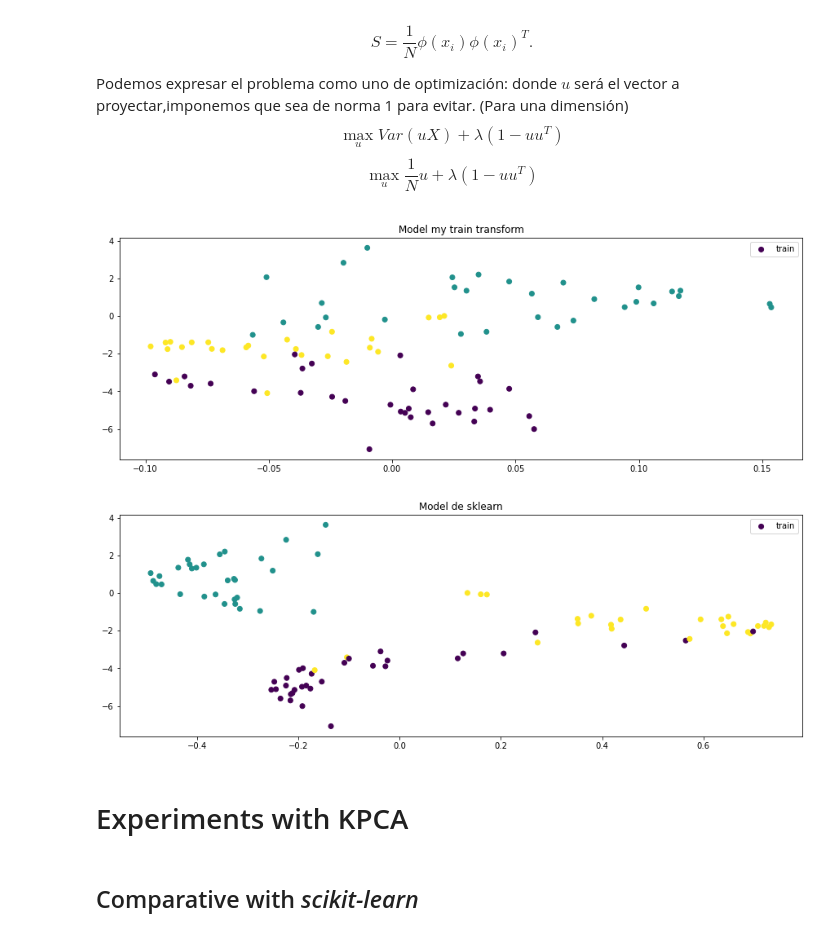
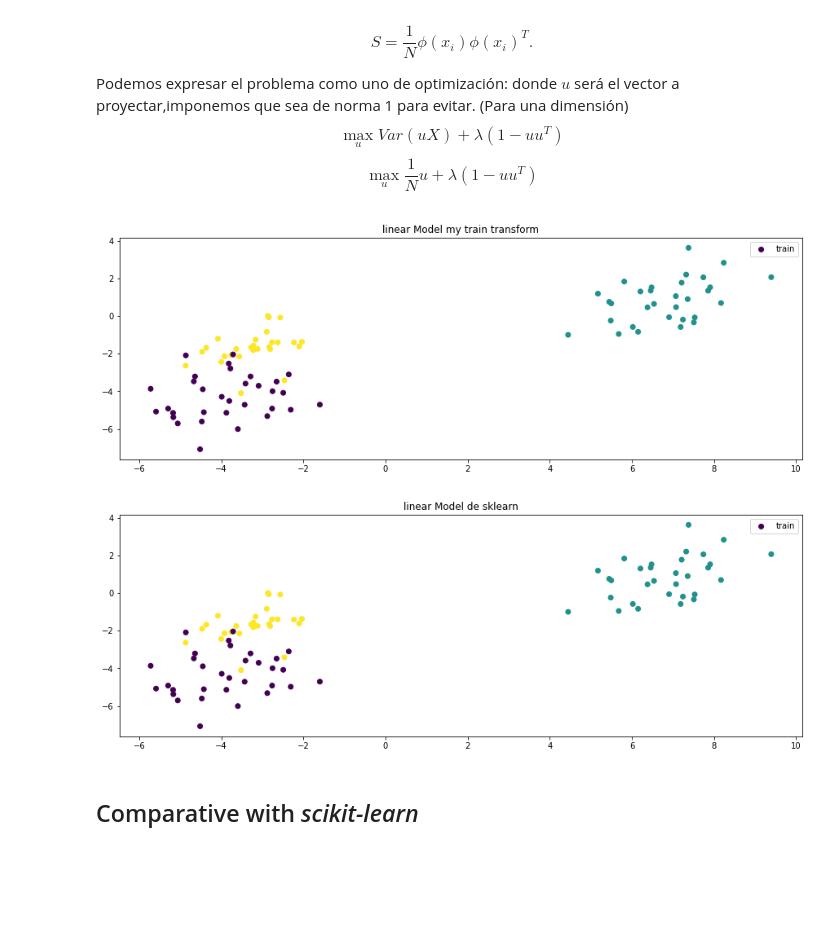
Before and after one commit to BlancaCC/MetodoAvanzadosAprendizajeAutomatico, a Jupyter notebook: DimensionReduction/MAAA-22_23-KPCA_Qst.ipynb, the cells around one changed output. Drawn from its saved outputs; the diff is of its cells as text; code cells hidden in the pictures; blank space fills up the shorter version.

Commit message:
Ya funcioan el fit y el transform

```diff
--- a/DimensionReduction/MAAA-22_23-KPCA_Qst.ipynb
+++ b/DimensionReduction/MAAA-22_23-KPCA_Qst.ipynb
@@ -107,7 +88,8 @@ $$
 $$
 # %%
 from sklearn.metrics.pairwise import rbf_kernel, linear_kernel
-from sklearn.preprocessing import KernelCenterer
+from sklearn.preprocessing import KernelCenterer, StandardScaler
+from scipy.sparse.linalg import eigs
 
 class KPCA():
     """
@@ -129,7 +111,7 @@ class KPCA():
         # Comprobaciones del gamma
         if gamma != None and not (isinstance(gamma, float) or isinstance(gamma, int)) :
             raise AttributeError(f'Not valid gamma type, should be an integer or float but {type(gamma)} found')
-        if isinstance(gamma, int) and gamma < 0:
+        if (isinstance(gamma, float) or isinstance(gamma, int)) and gamma < 0:
             raise AttributeError(f'Not valid gamma value, should be positive but {gamma} found')
 
         # Asignamos una función adicional
@@ -143,30 +125,37 @@ class KPCA():
             raise AttributeError(f'Not valid kernel type: {self.kernel}')
 
         # Scaler
-        #self.scaler = StandardScaler(with_std = False) # No queremos que nos modifique la varianza de los datos (pero sí la media)
+        self.scaler = StandardScaler(with_std = False) # No queremos que nos modifique la varianza de los datos (pero sí la media)
 
     def fit(self, X):
         # Computation of the projection direction (complete).
         # ...
         #self.scaler.fit(X) # Trasladamos los datos para que tenga media 0
-        self.X_centered = X #self.scaler.transform(X)
+        #self.X_centered = self.scaler.transform(X)
+        #X = self.X_centered
+        self.X_fit = X
+        # Sacamos el kernel
+        K = np.array(self.kernel_function(X, X))
 
-        # Sacamos el kernel
-        N = len(X)
-        K = np.array(self.kernel_function(X, X))
         self.transformer = KernelCenterer().fit(K)
+        self.centered_kernel_matrix= self.transformer.transform(K)
 
-        self.kernel_matrix= self.transformer.transform(K)
 
-        # TODO: utilizar eig scipy
-        valores_propios , vectores_propios = np.linalg.eig(self.kernel_matrix)
-        valor_vector = list(zip(valores_propios, vectores_propios))
+        valores_propios , vectores_propios = eigs(self.centered_kernel_matrix, self.n_components)
+        self.vectores_propios = vectores_propios.real.T
+
+        vectores_propios = list(map(self._flip, self.vectores_propios))
+
+        valor_vector = list(zip(valores_propios.real, self.vectores_propios))
+        self.valores_propios = valores_propios.real
+
+        # ordenamos en orden de vector propio
         valor_vector.sort(key = lambda k: k[0], reverse = True)
-        # ordenamos en orden de vector propio
-        valor_vector = valor_vector[: self.n_components]
 
-        # Escalar la a
+
+        # Escalar la a  y orientar
         self.a_escalada = list( map( lambda k: k[1]/ np.sqrt(k[0]), valor_vector) )
+
         # Guardamos los valores
         self.L = list( map( lambda k: np.sqrt(k[0]), valor_vector) )
 
@@ -175,55 +164,55 @@ class KPCA():
     def transform(self, X):
         # Computation of the projected components (complete).
         # TODO comprobar el funcionamiento de la matriz de kernel centrada
-        X_new_centered = X#self.scaler.transform(X)
-        kernel_matrix = self.kernel_function(self.X_centered, X_new_centered) # Kernel sin centrar
+
+        kernel_matrix = self.kernel_function(X, self.X_fit) # Kernel sin centrar
         kernel_matrix = self.transformer.transform(kernel_matrix) # central kernel
         return self.a_escalada @ kernel_matrix
 
     def fit_transform(self, X ):
         # Computation of the projected components over X just after training with it (complete).
         # Este sería la buena, pa no tener que almacenarla
-        self.fit(X)
-        #return np.multiply(self.a_escalada[0], self.L)
-        return self.transform(X)
 
-    # Borrar
-    def kernel_center(self, X_1,X_2):
-        kernel_matrix = np.array(self.kernel_function(X_1, X_2))
-        return KernelCenterer(kernel_matrix)
+        return None
 
 
-# Borrar
+    def _flip(self, v):
+        '''Nos quedamos con el vector positivo'''
+        if v[0] > 0:
+            return v *-1
+        return v
+
+
+# --- Borrar --- Prueba el rbf
 def muestraSimple(Xx,Xy, Y, title):
     plt.scatter(Xx, Xy,c=Y, label='train')
     plt.title(title)
     plt.legend()
     plt.show()
 
 from sklearn.decomposition import KernelPCA
 from sklearn.datasets import make_blobs
 
-kernel = 'rbf'
+#kernel = 'rbf'
+kernel = 'linear'
 n_components=1
 
 X, y = make_blobs(random_state=seed)
 X_train = X[:90,:]; y_train=y[:90]
 X_new = X[90:,:]; y_new=y[90:]
 
 # Model definition
-model_my = KPCA(n_components=n_components, kernel='rbf')
+model_my = KPCA(n_components=n_components, kernel=kernel)
 model_sk = KernelPCA(kernel=kernel, n_components=n_components)
 
 # Training of the models
 model_my.fit(X_train)
 model_sk.fit(X_train)
-muestraSimple(model_my.transform(X_train), X_train[:,1],y_train,'Model my train transform')
-muestraSimple(model_sk.transform(X_train), X_train[:,1],y_train,'Model de sklearn')
+muestraSimple(model_my.transform(X_train), X_train[:,1],y_train,f'{kernel} Model my train transform')
+muestraSimple(model_sk.transform(X_train), X_train[:,1],y_train,f'{kernel} Model de sklearn')
 # %% [output]
-[figure, old version]
+[figure, new version]
-[figure, old version]
+[figure, new version]
-# %% [markdown]
-# Experiments with KPCA
 # %% [markdown]
 ## Comparative with *scikit-learn*
 # %% [markdown]
```
Also changed, not shown: parts of 10 cells of this notebook.
